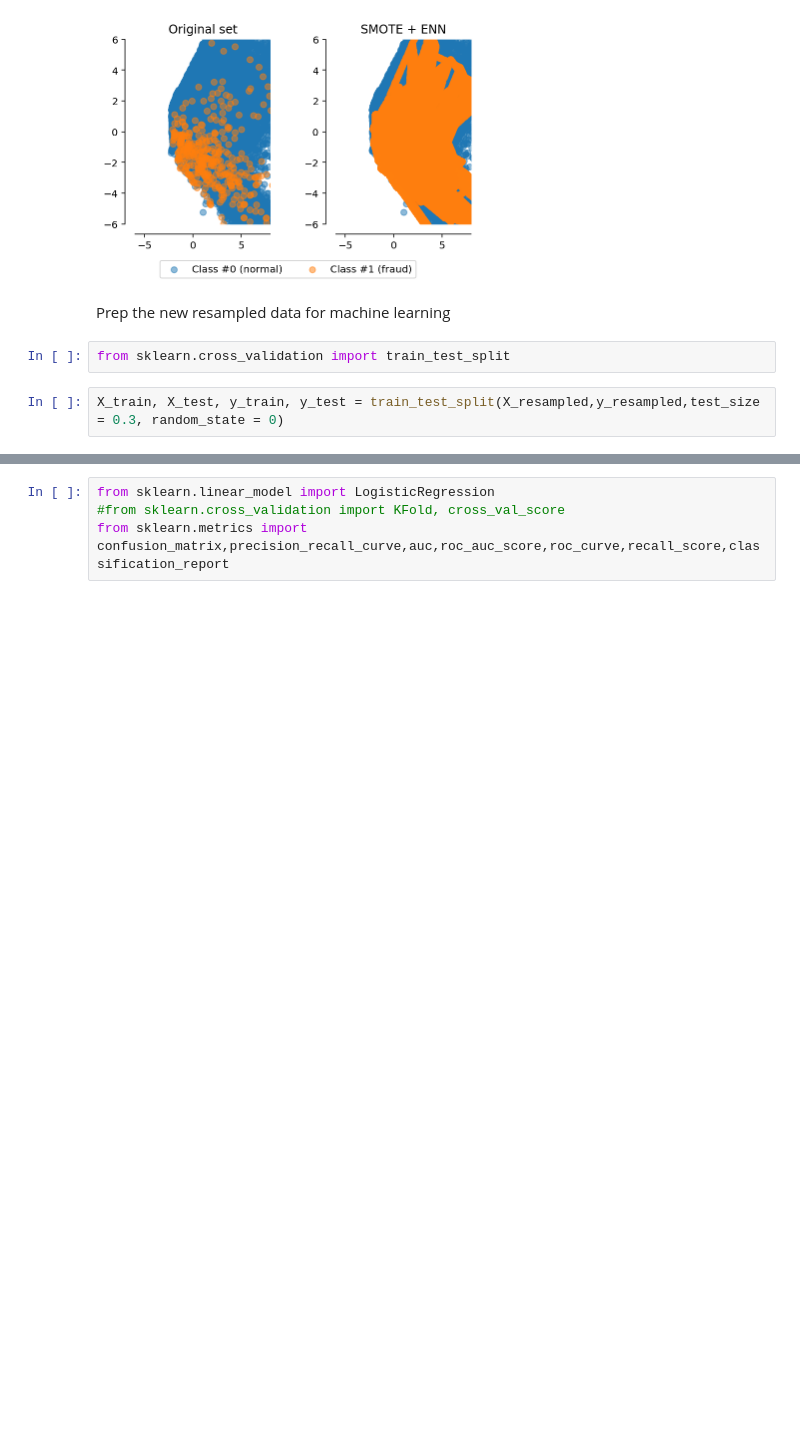
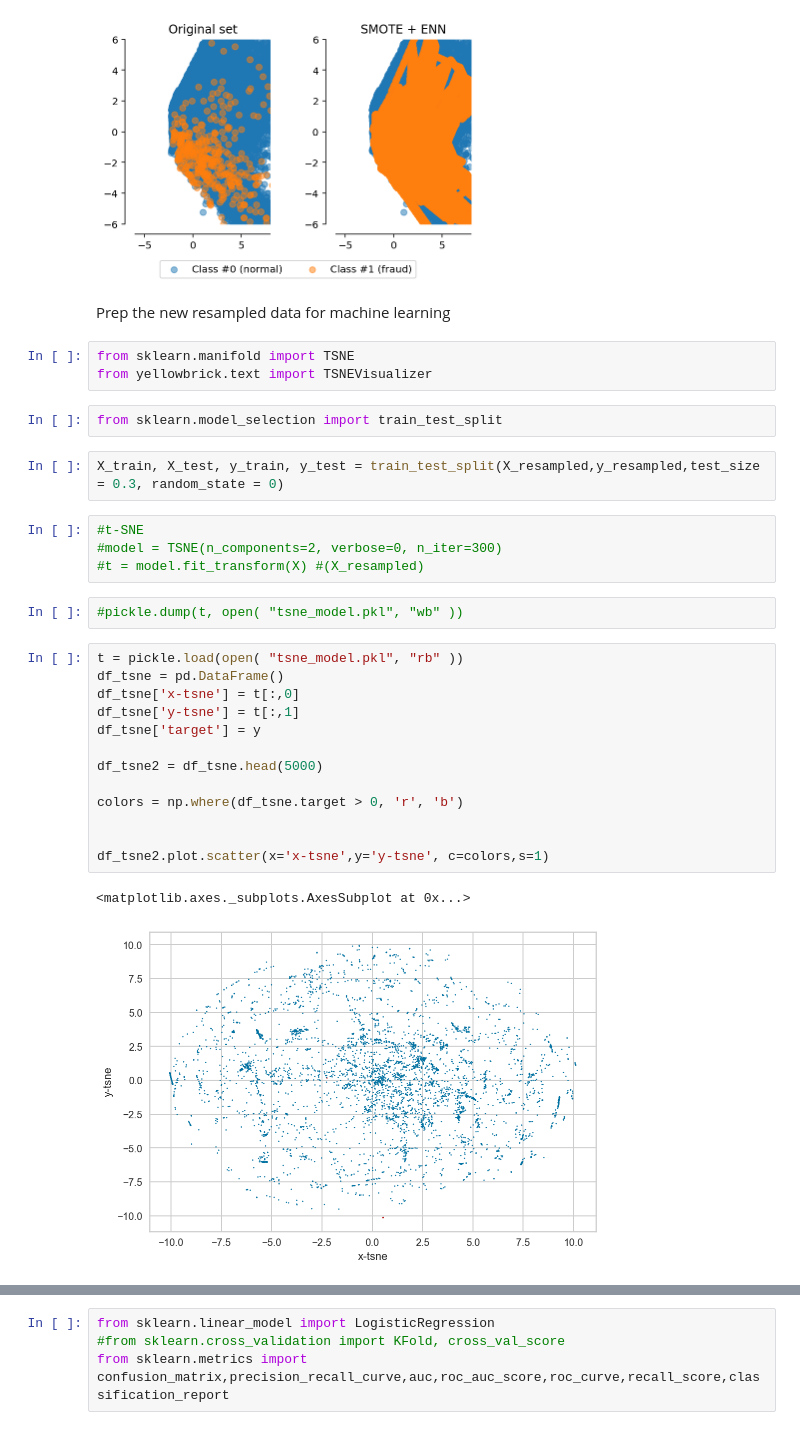
Before and after one commit to scheckley/kaggle_credit_fraud, a Jupyter notebook: scratch.ipynb, the cells around one changed output, grey strips where cells are left out. Cells and saved outputs as stored; diff of their text form; blank space fills up the shorter version.

```diff
--- a/scratch.ipynb
+++ b/scratch.ipynb
@@ -172,7 +172,32 @@ plt.show()
 [figure]
 # %% [markdown]
 Prep the new resampled data for machine learning
+# %%
+from sklearn.manifold import TSNE
+from yellowbrick.text import TSNEVisualizer
 # %%
-from sklearn.cross_validation import train_test_split
+from sklearn.model_selection import train_test_split
 # %%
 X_train, X_test, y_train, y_test = train_test_split(X_resampled,y_resampled,test_size = 0.3, random_state = 0)
+# %%
+#t-SNE
+#model = TSNE(n_components=2, verbose=0, n_iter=300)
+#t = model.fit_transform(X) #(X_resampled)
+# %%
+#pickle.dump(t, open( "tsne_model.pkl", "wb" ))
+# %%
+t = pickle.load(open( "tsne_model.pkl", "rb" ))
+df_tsne = pd.DataFrame()
+df_tsne['x-tsne'] = t[:,0]
+df_tsne['y-tsne'] = t[:,1]
+df_tsne['target'] = y
+
+df_tsne2 = df_tsne.head(5000)
+
+colors = np.where(df_tsne.target > 0, 'r', 'b')
+
+
+df_tsne2.plot.scatter(x='x-tsne',y='y-tsne', c=colors,s=1)
+# %% [output]
+<matplotlib.axes._subplots.AxesSubplot at 0x...>
+[figure, added]
```
Also changed, not shown: parts of 10 cells of this notebook.
